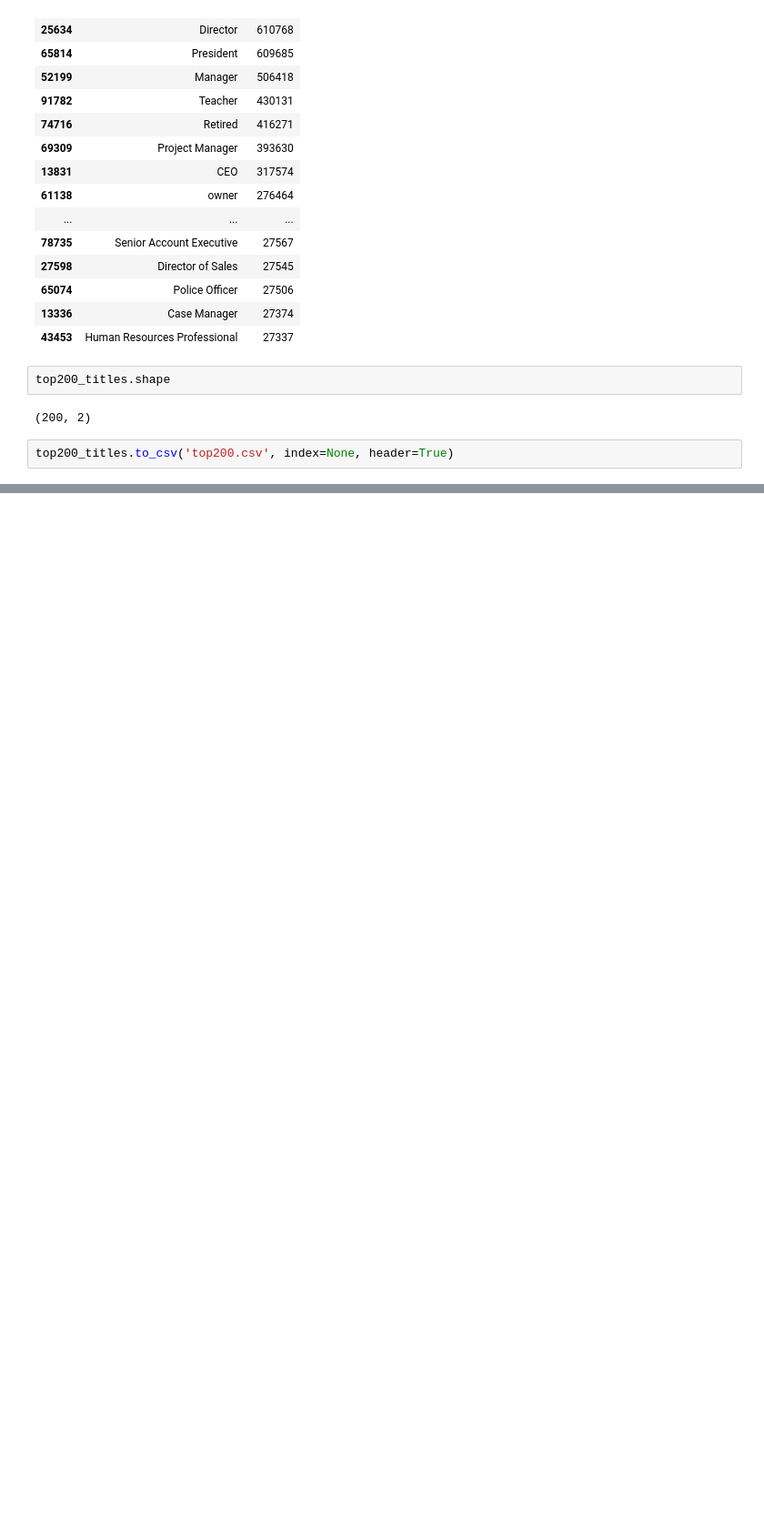
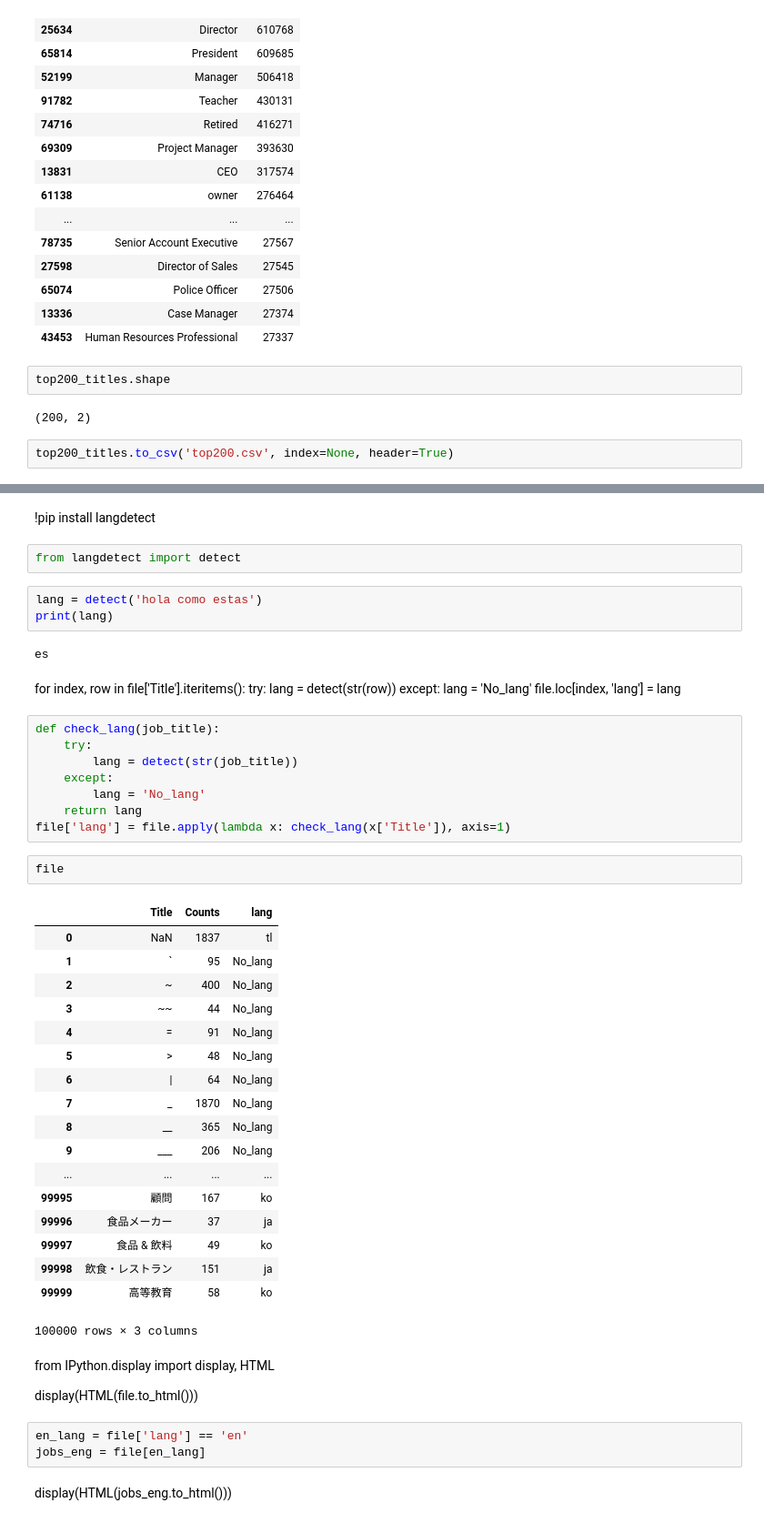
Before and after one commit to juanfpinzon/resume-dataset, a Jupyter notebook: linkedin/data_exploration.ipynb, the cells around one changed output, grey strips where cells are left out. Shown at 91% size. Cells and saved outputs as stored; diff of their text form; blank space fills up the shorter version.

```diff
--- a/linkedin/data_exploration.ipynb
+++ b/linkedin/data_exploration.ipynb
@@ -56,0 +59,54 @@ top200_titles.to_csv('top200.csv', index=None, header=True)
+# %% [markdown]
+!pip install langdetect
+# %%
+from langdetect import detect
+# %%
+lang = detect('hola como estas')
+print(lang)
+# %% [output]
+es
+# %% [markdown]
+for index, row in file['Title'].iteritems():
+    try:
+        lang = detect(str(row))
+    except:
+        lang = 'No_lang'
+    file.loc[index, 'lang'] = lang
+# %%
+def check_lang(job_title):
+    try:
+        lang = detect(str(job_title))
+    except:
+        lang = 'No_lang'
+    return lang
+file['lang'] = file.apply(lambda x: check_lang(x['Title']), axis=1)
+# %%
+file
+# %% [output]
+|  | Title | Counts | lang |
+| 0 | NaN | 1837 | tl |
+| 1 | ` | 95 | No_lang |
+| 2 | ~ | 400 | No_lang |
+| 3 | ~~ | 44 | No_lang |
+| 4 | = | 91 | No_lang |
+| 5 | > | 48 | No_lang |
+| 6 | | | 64 | No_lang |
+| 7 | _ | 1870 | No_lang |
+| 8 | __ | 365 | No_lang |
+| 9 | ___ | 206 | No_lang |
+| ... | ... | ... | ... |
+| 99995 | 顧問 | 167 | ko |
+| 99996 | 食品メーカー | 37 | ja |
+| 99997 | 食品 & 飲料 | 49 | ko |
+| 99998 | 飲食・レストラン | 151 | ja |
+| 99999 | 高等教育 | 58 | ko |
+100000 rows × 3 columns
+# %% [markdown]
+from IPython.display import display, HTML
+
+display(HTML(file.to_html()))
+# %%
+en_lang = file['lang'] == 'en'
+jobs_eng = file[en_lang]
+# %% [markdown]
+display(HTML(jobs_eng.to_html()))
```
Also changed, not shown: parts of 5 cells of this notebook, 1 other file.
